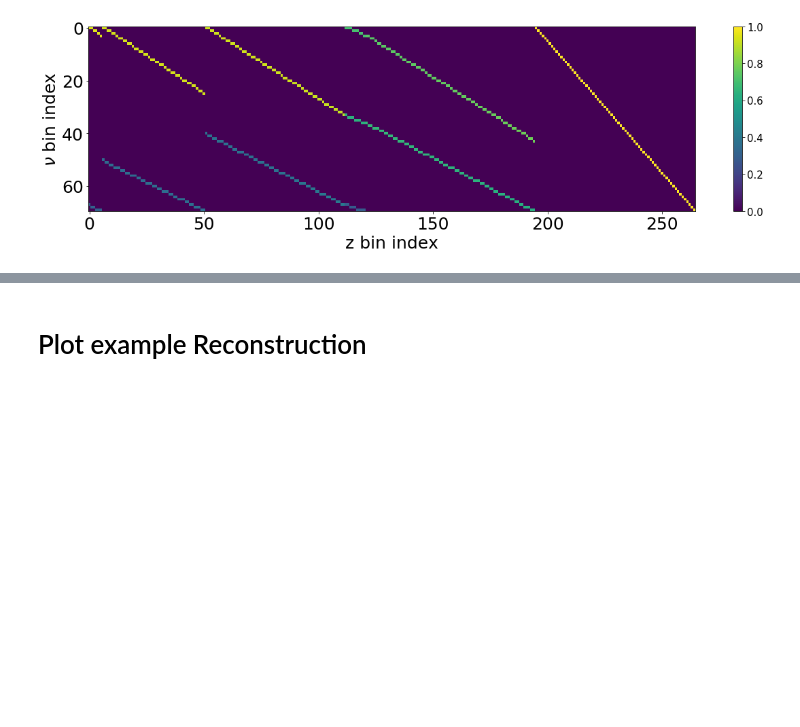
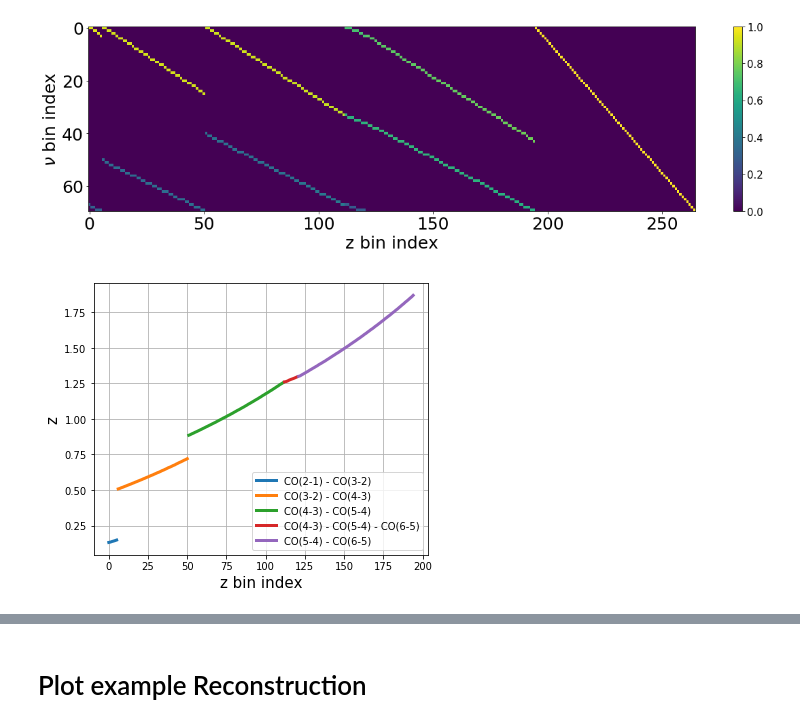
Before and after one commit to yuntingcheng/sim_cii, a Jupyter notebook: sparse_S1_basic.ipynb, the cells around one changed output, grey strips where cells are left out. Cells and saved outputs as stored; diff of their text form; code cells hidden in the pictures; blank space fills up the shorter version.

```diff
--- a/sparse_S1_basic.ipynb
+++ b/sparse_S1_basic.ipynb
@@ -152,3 +152,32 @@ with open('data_internal/sparse_S1_dict.pickle','rb') as pfile:
 # plt.savefig('plots/paperfig/A.pdf', bbox_inches = 'tight', dpi = 300)
 # %% [output]
 [figure]
+# %%
+import collections
+
+j_dict = collections.OrderedDict()
+for i,z in enumerate(z_coords[sp2]):
+    nu_obs = np.array(nu0_arr) / (1+z)
+    key = np.array(line_targ_vec)[(nu_obs < s_par.nu_max) & (nu_obs > s_par.nu_min)]
+    key = tuple(key)
+    if key in j_dict:
+        j_dict[key].append(i)
+    else:
+        j_dict[key] = [i]
+
+fig, ax = plt.subplots(1,1, figsize = (6,5))
+for jpair, idx in j_dict.items():
+    print_name = 'CO(' + str(jpair[0]) + '-' + str(jpair[0]-1) + ')' \
+    + ' - ' + 'CO(' + str(jpair[1]) + '-' + str(jpair[1]-1) + ')'
+    if len(jpair) == 3:
+        print_name = print_name + ' - ' + 'CO(' + str(jpair[2]) + '-' + str(jpair[2]-1) + ')'
+    z_coords2 = z_coords[sp2]
+    ax.plot(idx, z_coords2[idx], lw = 3, label = print_name)
+
+ax.set_xlabel('z bin index', fontsize = 15)
+ax.set_ylabel('z', fontsize = 15)
+ax.legend(loc = 4, fontsize = 10)
+ax.grid()
+# plt.savefig('plots/paperfig/zbins.pdf', bbox_inches = 'tight', dpi = 300)
+# %% [output]
+[figure, added]
```
Also changed, not shown: parts of 6 cells of this notebook, 10 other files.
